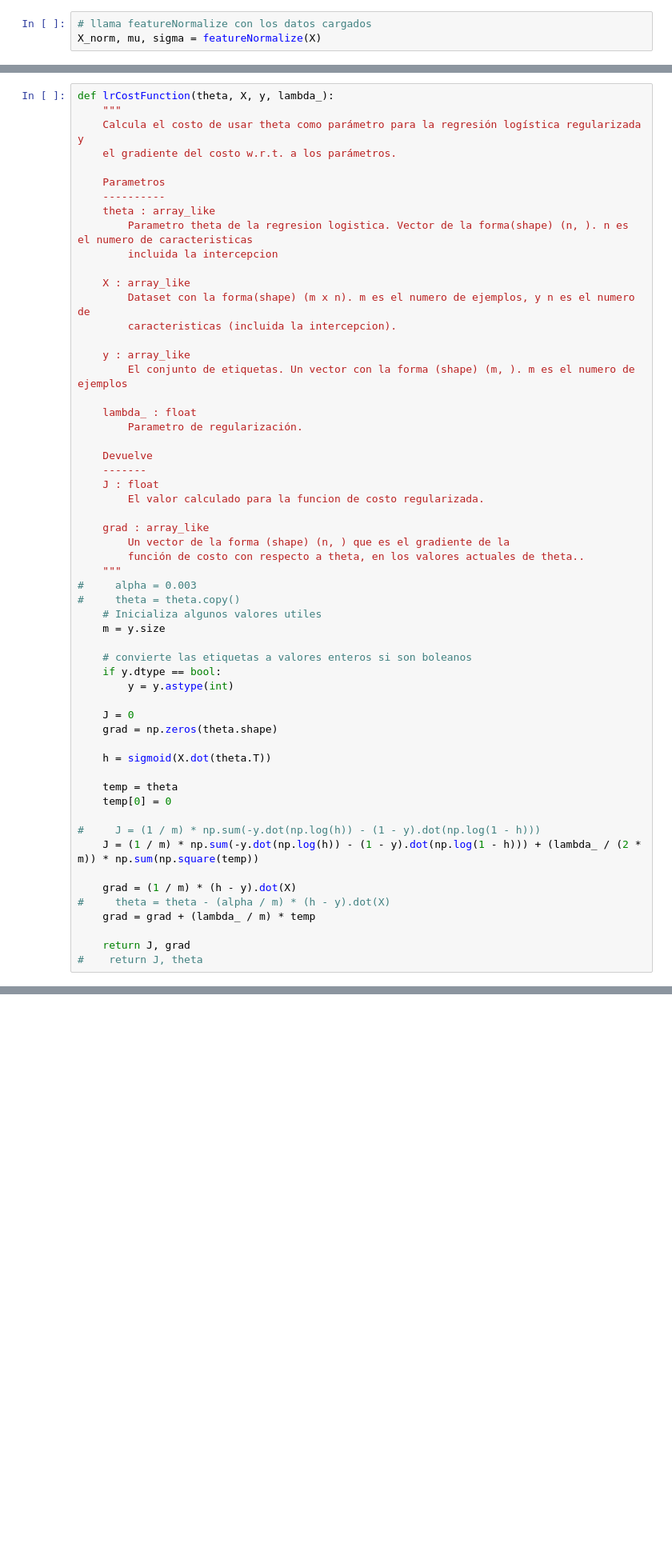
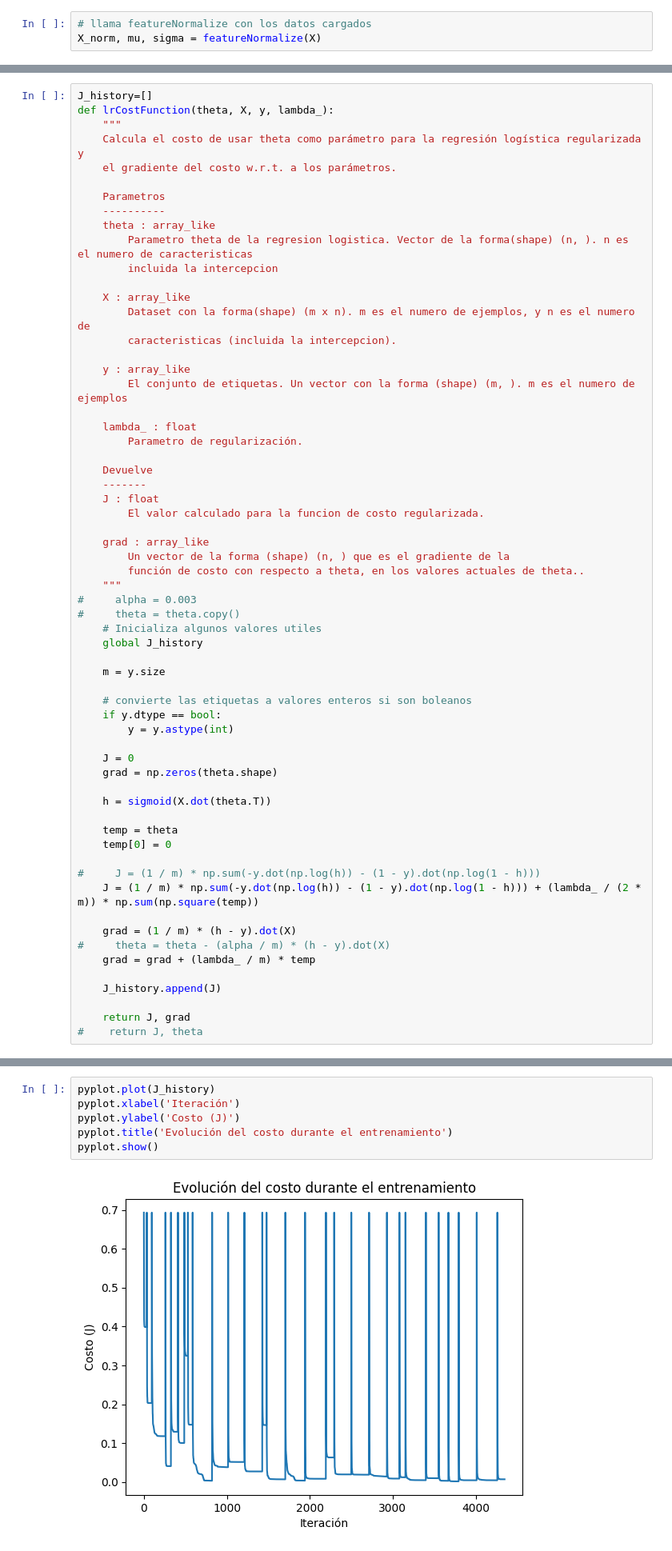
Before and after one commit to OmarChocamani/SIS420-OCL, a Jupyter notebook: Copia_de_reg_log_onevsall_03.ipynb, the cells around one changed output, grey strips where cells are left out. Shown: that part at 80% size. Saved outputs shown, nothing was run; the diff lists cells and outputs as text; blank space fills up the shorter version.

```diff
--- a/Copia_de_reg_log_onevsall_03.ipynb
+++ b/Copia_de_reg_log_onevsall_03.ipynb
@@ -438,6 +414,7 @@ def sigmoid(z):
     """
     return 1.0 / (1.0 + np.exp(-z))
 # %%
+J_history=[]
 def lrCostFunction(theta, X, y, lambda_):
     """
     Calcula el costo de usar theta como parámetro para la regresión logística regularizada y
@@ -471,6 +448,8 @@ def lrCostFunction(theta, X, y, lambda_):
 #     alpha = 0.003
 #     theta = theta.copy()
     # Inicializa algunos valores utiles
+    global J_history
+
     m = y.size
 
     # convierte las etiquetas a valores enteros si son boleanos
@@ -492,6 +471,8 @@ def lrCostFunction(theta, X, y, lambda_):
 #     theta = theta - (alpha / m) * (h - y).dot(X)
     grad = grad + (lambda_ / m) * temp
 
+    J_history.append(J)
+
     return J, grad
 #    return J, theta
 # %% [markdown]
@@ -608,3 +594,11 @@ Entrenando para la clase 28...
+# %%
+pyplot.plot(J_history)
+pyplot.xlabel('Iteración')
+pyplot.ylabel('Costo (J)')
+pyplot.title('Evolución del costo durante el entrenamiento')
+pyplot.show()
+# %% [output]
+[figure, added]
 # %%
 print(all_theta)
 # %% [output]
```
Also changed, not shown: parts of 17 cells of this notebook.
